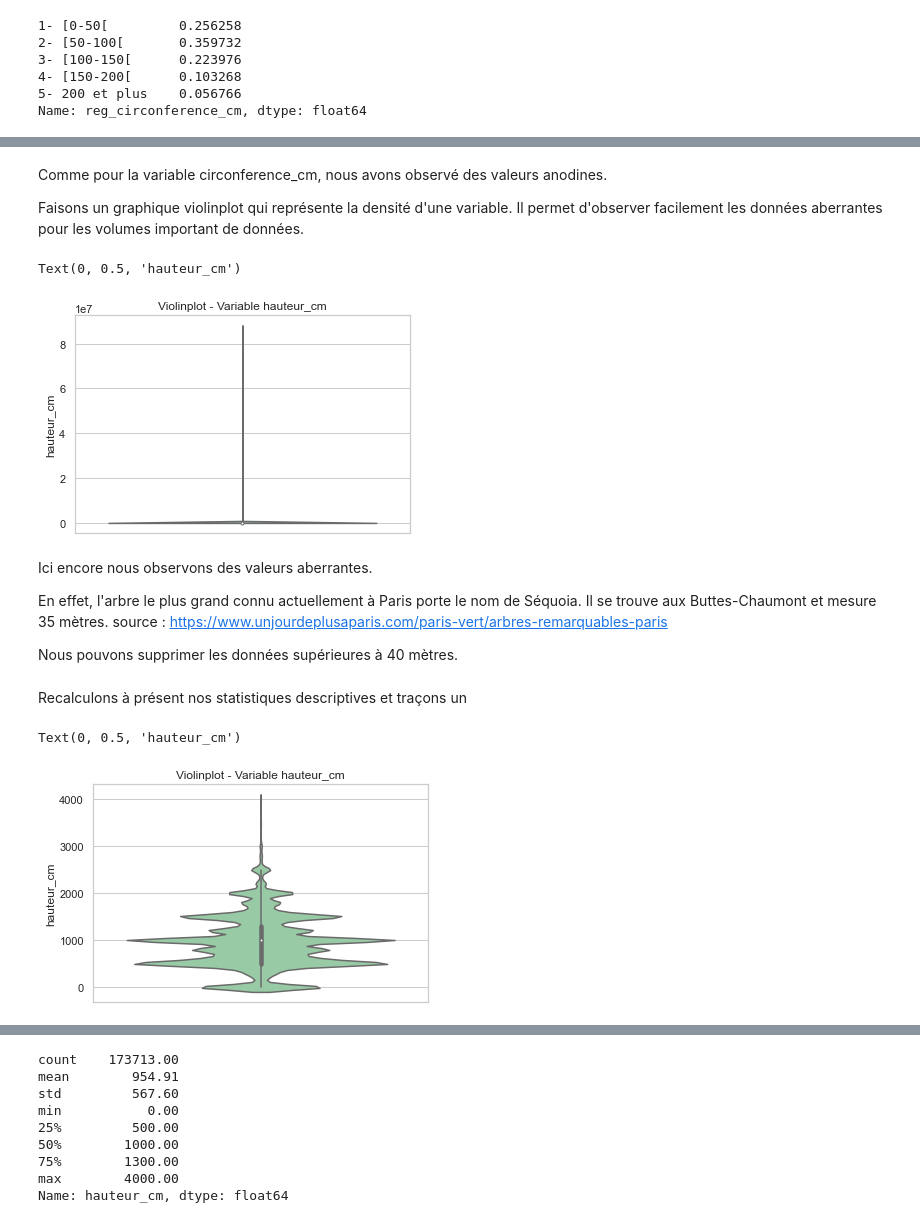
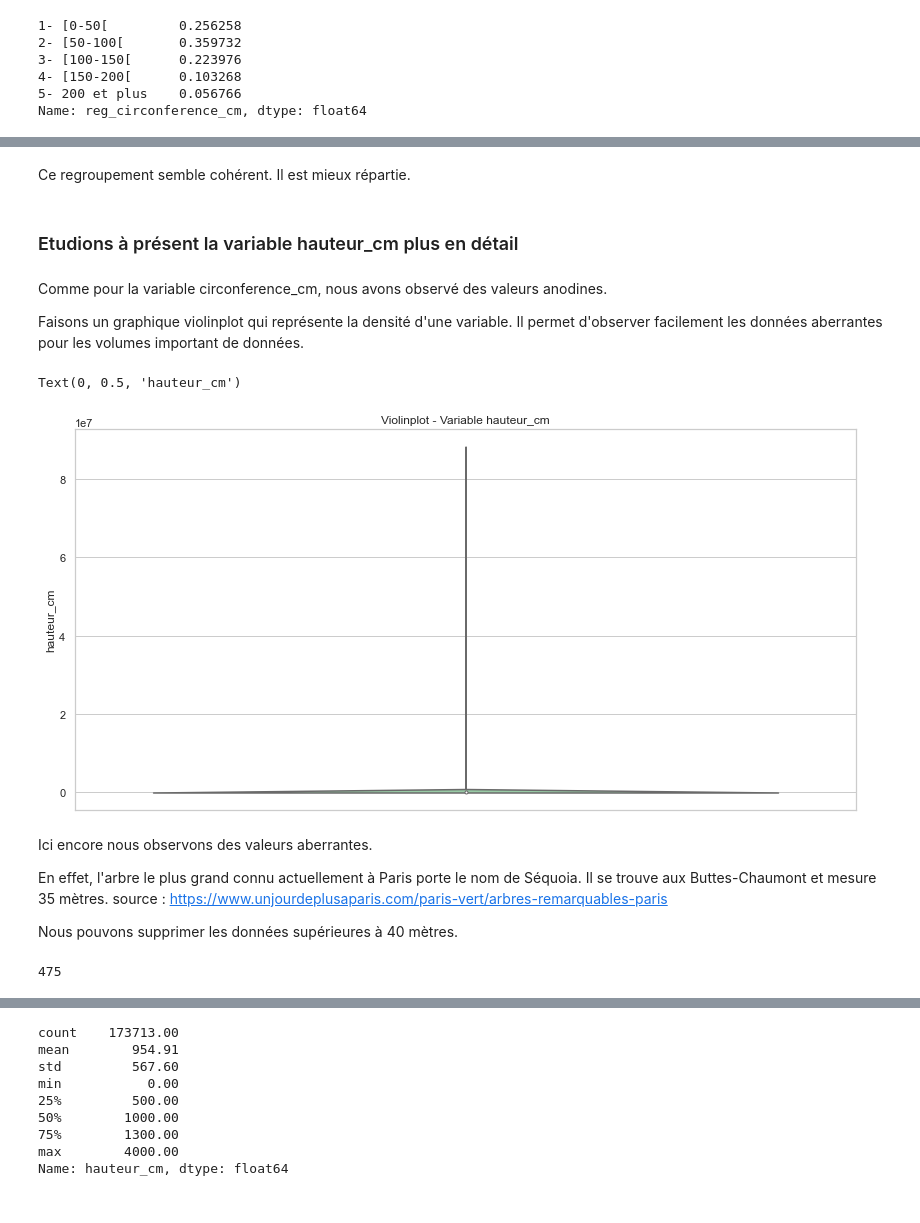
Before and after one commit to AurelieAAN/OP_Projet2, a Jupyter notebook: Scripts_Analyse01.ipynb, the cells around one changed output, grey strips where cells are left out. Cells and saved outputs as stored; diff of their text form; code cells hidden in the pictures.

```diff
--- a/Scripts_Analyse01.ipynb
+++ b/Scripts_Analyse01.ipynb
@@ -483,15 +495,20 @@ Ce regroupement semble cohérent. Il est mieux répartie.
+# %% [markdown]
+Ce regroupement semble cohérent. Il est mieux répartie.
+# %% [markdown]
+### Etudions à présent la variable hauteur_cm plus en détail
 # %% [markdown]
 Comme pour la variable circonference_cm, nous avons observé des valeurs anodines.
 
 Faisons un graphique violinplot qui représente la densité d'une variable. Il permet d'observer facilement les données aberrantes pour les volumes important de données.
 # %%
 sns.set_theme(style="whitegrid")
+plt.figure(figsize=(14,7))
 ax = sns.violinplot(y=data["hauteur_cm"], color=(0.564, 0.823, 0.631))
 ax.set_title("Violinplot - Variable hauteur_cm")
 ax.set_ylabel("hauteur_cm")
 # %% [output]
 Text(0, 0.5, 'hauteur_cm')
-[figure, old version]
+[figure, new version]
 # %% [markdown]
 Ici encore nous observons des valeurs aberrantes.
 
@@ -499,15 +516,9 @@ En effet, l'arbre le plus grand connu actuellement à Paris porte le nom de Séq
 source : https://www.unjourdeplusaparis.com/paris-vert/arbres-remarquables-paris
 
 Nous pouvons supprimer les données supérieures à 40 mètres.
+# %%
+(data["hauteur_cm"] > 4000).sum()
+# %% [output]
+475
 # %%
 data = data.loc[data["hauteur_cm"] <= 4000]
-# %% [markdown]
-Recalculons à présent nos statistiques descriptives et traçons un
-# %%
-sns.set_theme(style="whitegrid")
-ax = sns.violinplot(y=data["hauteur_cm"], color=(0.564, 0.823, 0.631))
-ax.set_title("Violinplot - Variable hauteur_cm")
-ax.set_ylabel("hauteur_cm")
-# %% [output]
-Text(0, 0.5, 'hauteur_cm')
-[figure, removed]
```
Also changed, not shown: parts of 90 cells of this notebook.
